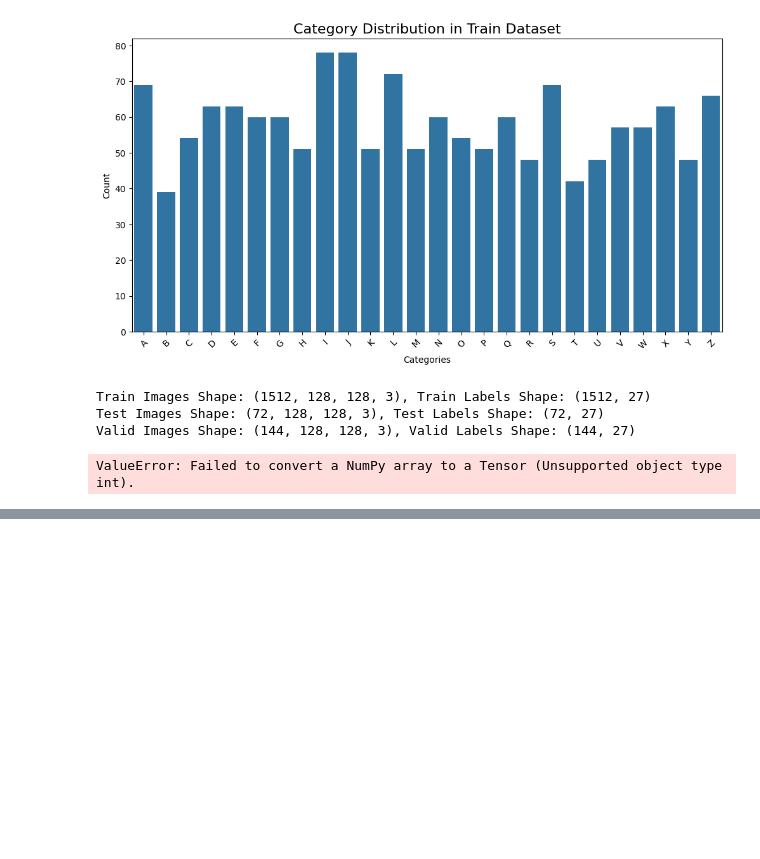
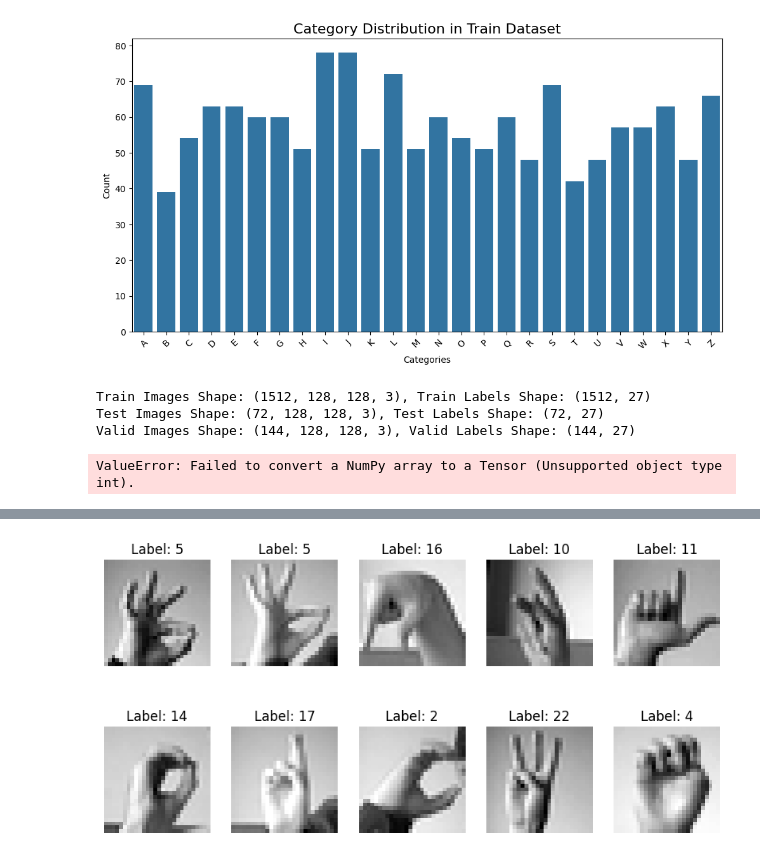
Before and after one commit to hibakhurshid96/ASL-Recognition-using-deep-learning, a Jupyter notebook: ASL_DS_project.ipynb, the cells around one changed output, grey strips where cells are left out. Saved outputs shown, nothing was run; the diff lists cells and outputs as text; code cells hidden in the pictures; blank space fills up the shorter version.

Commit message:
ASL MNIST Dataset

```diff
--- a/ASL_DS_project.ipynb
+++ b/ASL_DS_project.ipynb
@@ -264,3 +264,12 @@ print(f"Test Accuracy: {test_accuracy * 100:.2f}%")
 model.save("asl_alphabet_model.h5")
 # %% [output]
 ValueError: Failed to convert a NumPy array to a Tensor (Unsupported object type int).
+# %%
+#Training Dataset
+import pandas as pd
+
+# Load the dataset"
+df = pd.read_csv("/content/sign_mnist_train.csv")
+
+# Display basic info and first few rows
+df.info(), df.head()
@@ -266,0 +299,21 @@ ValueError: Failed to convert a NumPy array to a Tensor (Unsupported object type
+# %%
+import matplotlib.pyplot as plt
+import numpy as np
+
+# Extract labels and pixel values
+labels = df["label"].values
+images = df.iloc[:, 1:].values.reshape(-1, 28, 28)  # Reshape to 28x28 images
+
+# Display some random images with their labels
+fig, axes = plt.subplots(2, 5, figsize=(10, 5))
+axes = axes.ravel()
+
+for i in range(10):
+    idx = np.random.randint(0, len(images))  # Random index
+    axes[i].imshow(images[idx], cmap="gray")
+    axes[i].set_title(f"Label: {labels[idx]}")
+    axes[i].axis("off")
+
+plt.show()
+# %% [output]
+[figure, added]
```
Also changed, not shown: parts of 2 cells of this notebook.
